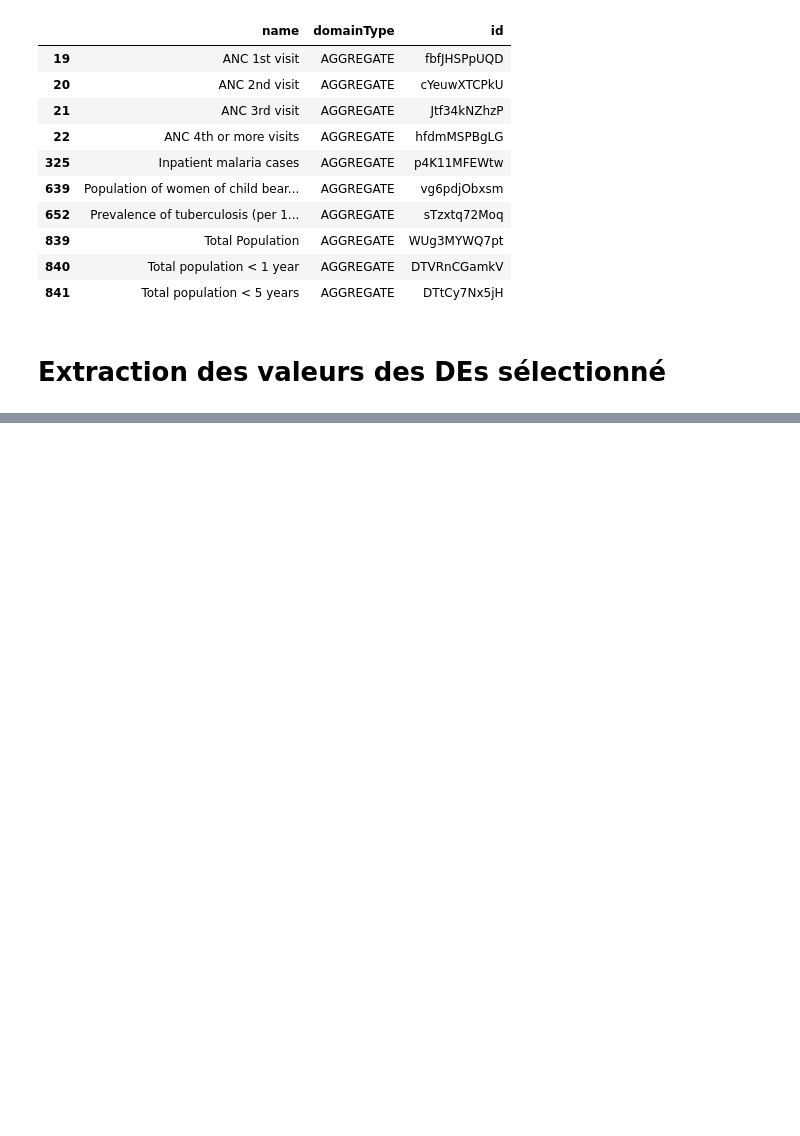
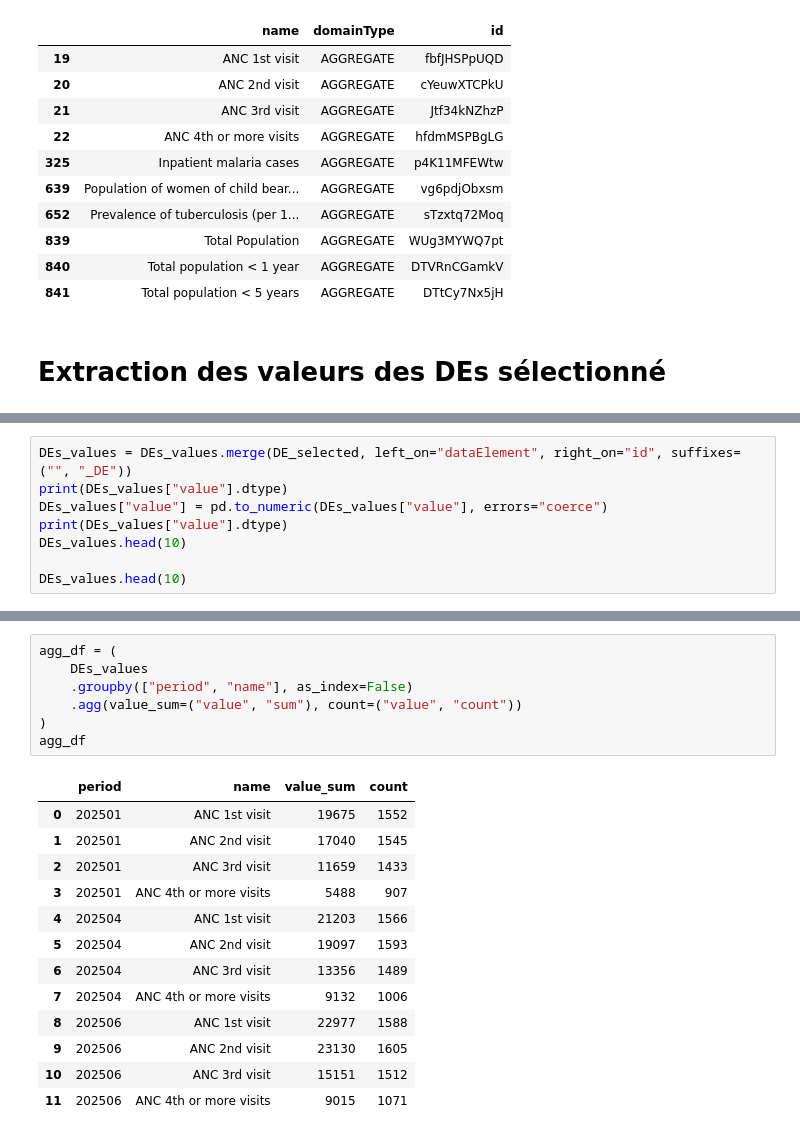
Before and after one commit to stephanedresse/sd_training_github, a Jupyter notebook: sd_assignment_june2025/notebook_extraction_dhis2.ipynb, the cells around one changed output, grey strips where cells are left out. Cells and saved outputs as stored; diff of their text form; blank space fills up the shorter version.

```diff
--- a/sd_assignment_june2025/notebook_extraction_dhis2.ipynb
+++ b/sd_assignment_june2025/notebook_extraction_dhis2.ipynb
@@ -120,0 +125,8 @@ DEs_values.head(10)
+# %%
+DEs_values = DEs_values.merge(DE_selected, left_on="dataElement", right_on="id", suffixes=("", "_DE"))
+print(DEs_values["value"].dtype)
+DEs_values["value"] = pd.to_numeric(DEs_values["value"], errors="coerce")
+print(DEs_values["value"].dtype)
+DEs_values.head(10)
+
+DEs_values.head(10)
@@ -120,0 +181,21 @@ DEs_values.head(10)
+# %%
+agg_df = (
+    DEs_values
+    .groupby(["period", "name"], as_index=False)
+    .agg(value_sum=("value", "sum"), count=("value", "count"))
+)
+agg_df
+# %% [output]
+|  | period | name | value_sum | count |
+| 0 | 202501 | ANC 1st visit | 19675 | 1552 |
+| 1 | 202501 | ANC 2nd visit | 17040 | 1545 |
+| 2 | 202501 | ANC 3rd visit | 11659 | 1433 |
+| 3 | 202501 | ANC 4th or more visits | 5488 | 907 |
+| 4 | 202504 | ANC 1st visit | 21203 | 1566 |
+| 5 | 202504 | ANC 2nd visit | 19097 | 1593 |
+| 6 | 202504 | ANC 3rd visit | 13356 | 1489 |
+| 7 | 202504 | ANC 4th or more visits | 9132 | 1006 |
+| 8 | 202506 | ANC 1st visit | 22977 | 1588 |
+| 9 | 202506 | ANC 2nd visit | 23130 | 1605 |
+| 10 | 202506 | ANC 3rd visit | 15151 | 1512 |
+| 11 | 202506 | ANC 4th or more visits | 9015 | 1071 |
```
Also changed, not shown: parts of 8 cells of this notebook.
